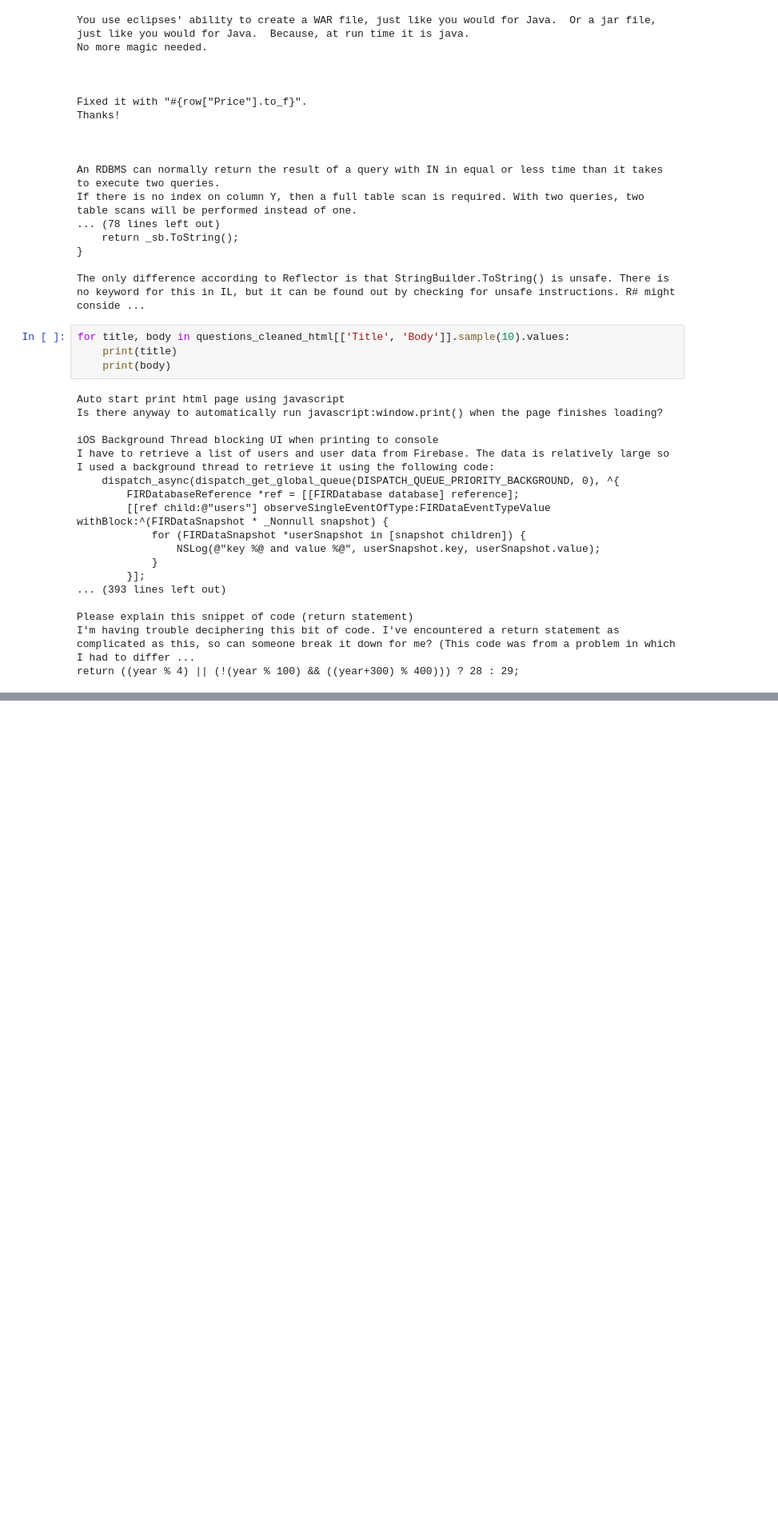
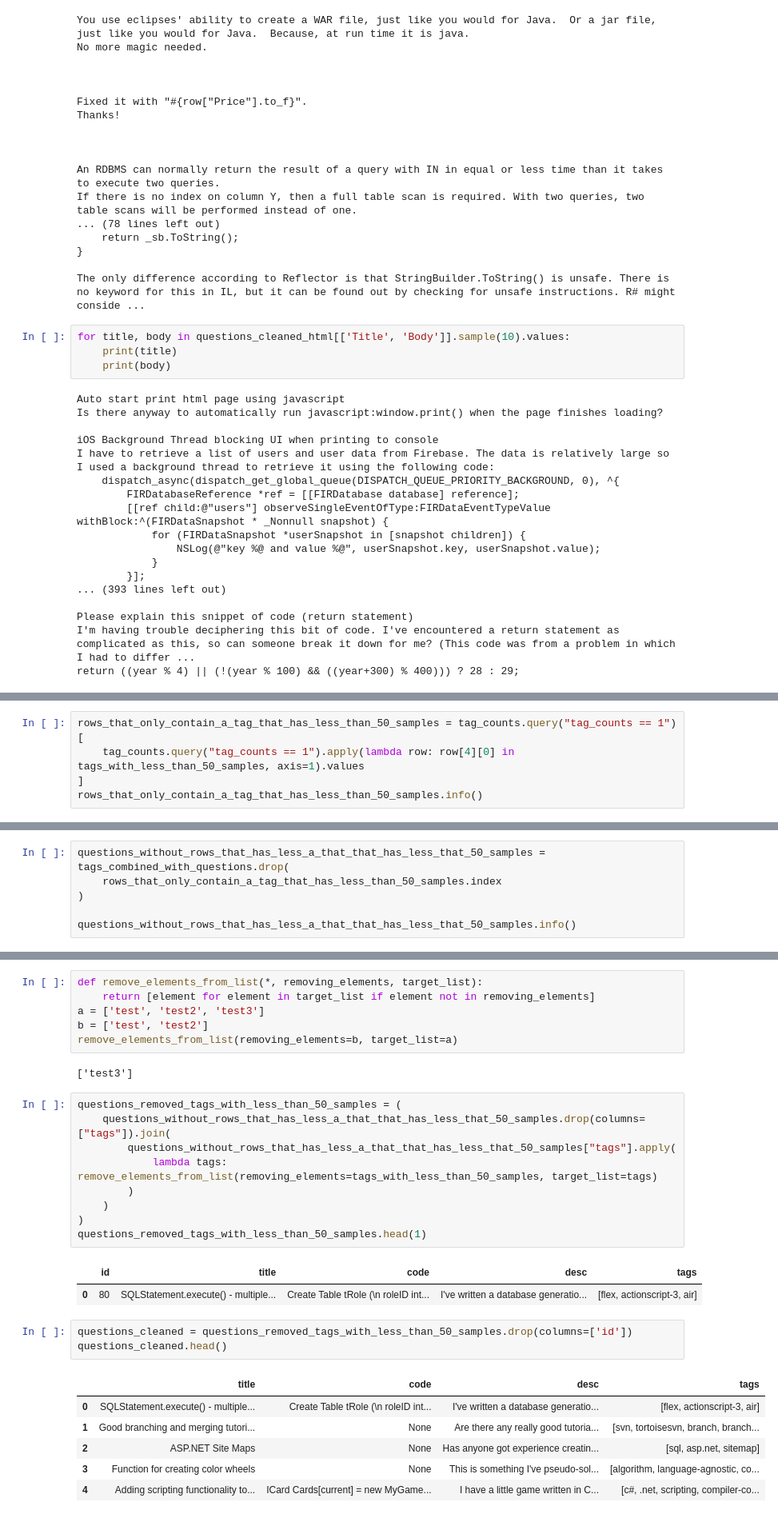
Before and after one commit to Lelelass/AI21-Dl-project-tagging, a Jupyter notebook: eda/felix-eda.ipynb, the cells around one changed output, grey strips where cells are left out. Shown at 80% size. Saved outputs shown, nothing was run; the diff lists cells and outputs as text; blank space fills up the shorter version.

```diff
--- a/eda/felix-eda.ipynb
+++ b/eda/felix-eda.ipynb
@@ -162,0 +268,5 @@ return ((year % 4) || (!(year % 100) && ((year+300) % 400))) ? 28 : 29;
+# %%
+rows_that_only_contain_a_tag_that_has_less_than_50_samples = tag_counts.query("tag_counts == 1")[
+    tag_counts.query("tag_counts == 1").apply(lambda row: row[4][0] in tags_with_less_than_50_samples, axis=1).values
+]
+rows_that_only_contain_a_tag_that_has_less_than_50_samples.info()
@@ -162,0 +289,6 @@ return ((year % 4) || (!(year % 100) && ((year+300) % 400))) ? 28 : 29;
+# %%
+questions_without_rows_that_has_less_a_that_that_has_less_that_50_samples = tags_combined_with_questions.drop(
+    rows_that_only_contain_a_tag_that_has_less_than_50_samples.index
+)
+
+questions_without_rows_that_has_less_a_that_that_has_less_that_50_samples.info()
@@ -162,0 +308,30 @@ return ((year % 4) || (!(year % 100) && ((year+300) % 400))) ? 28 : 29;
+# %%
+def remove_elements_from_list(*, removing_elements, target_list):
+    return [element for element in target_list if element not in removing_elements]
+a = ['test', 'test2', 'test3']
+b = ['test', 'test2']
+remove_elements_from_list(removing_elements=b, target_list=a)
+# %% [output]
+['test3']
+# %%
+questions_removed_tags_with_less_than_50_samples = (
+    questions_without_rows_that_has_less_a_that_that_has_less_that_50_samples.drop(columns=["tags"]).join(
+        questions_without_rows_that_has_less_a_that_that_has_less_that_50_samples["tags"].apply(
+            lambda tags: remove_elements_from_list(removing_elements=tags_with_less_than_50_samples, target_list=tags)
+        )
+    )
+)
+questions_removed_tags_with_less_than_50_samples.head(1)
+# %% [output]
+|  | id | title | code | desc | tags |
+| 0 | 80 | SQLStatement.execute() - multiple... | Create Table tRole (\n roleID int... | I've written a database generatio... | [flex, actionscript-3, air] |
+# %%
+questions_cleaned = questions_removed_tags_with_less_than_50_samples.drop(columns=['id'])
+questions_cleaned.head()
+# %% [output]
+|  | title | code | desc | tags |
+| 0 | SQLStatement.execute() - multiple... | Create Table tRole (\n roleID int... | I've written a database generatio... | [flex, actionscript-3, air] |
+| 1 | Good branching and merging tutori... | None | Are there any really good tutoria... | [svn, tortoisesvn, branch, branch... |
+| 2 | ASP.NET Site Maps | None | Has anyone got experience creatin... | [sql, asp.net, sitemap] |
+| 3 | Function for creating color wheels | None | This is something I've pseudo-sol... | [algorithm, language-agnostic, co... |
+| 4 | Adding scripting functionality to... | ICard Cards[current] = new MyGame... | I have a little game written in C... | [c#, .net, scripting, compiler-co... |
```
Also changed, not shown: parts of 16 cells of this notebook, 2 other files.
